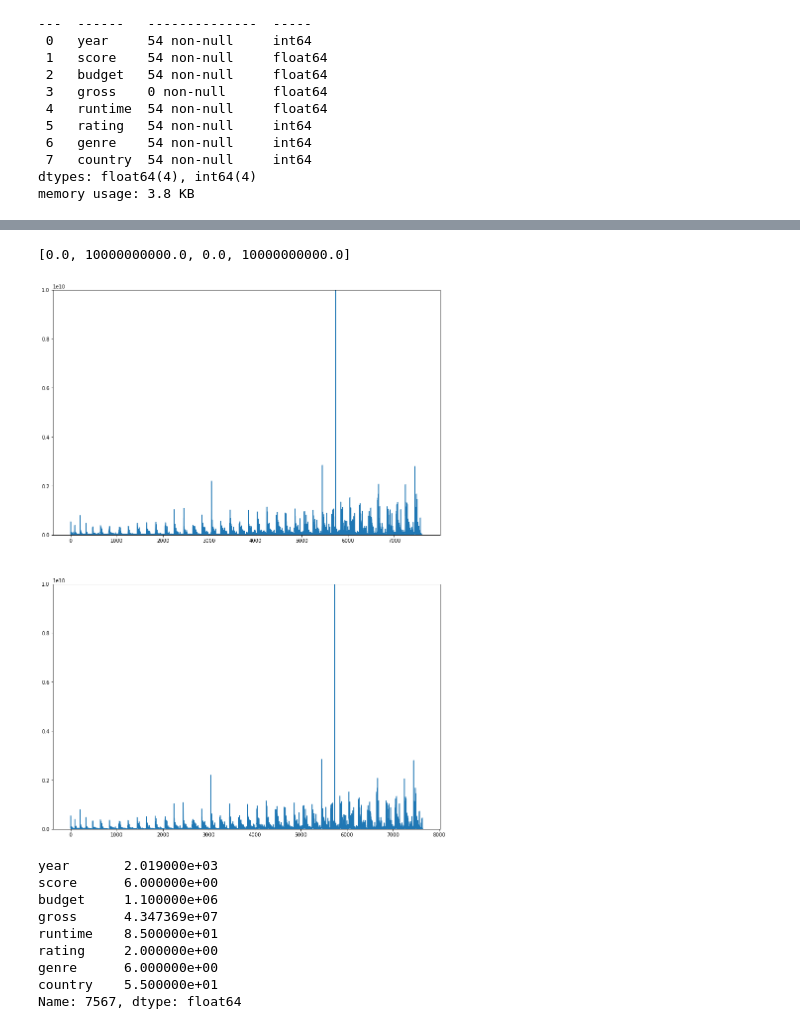
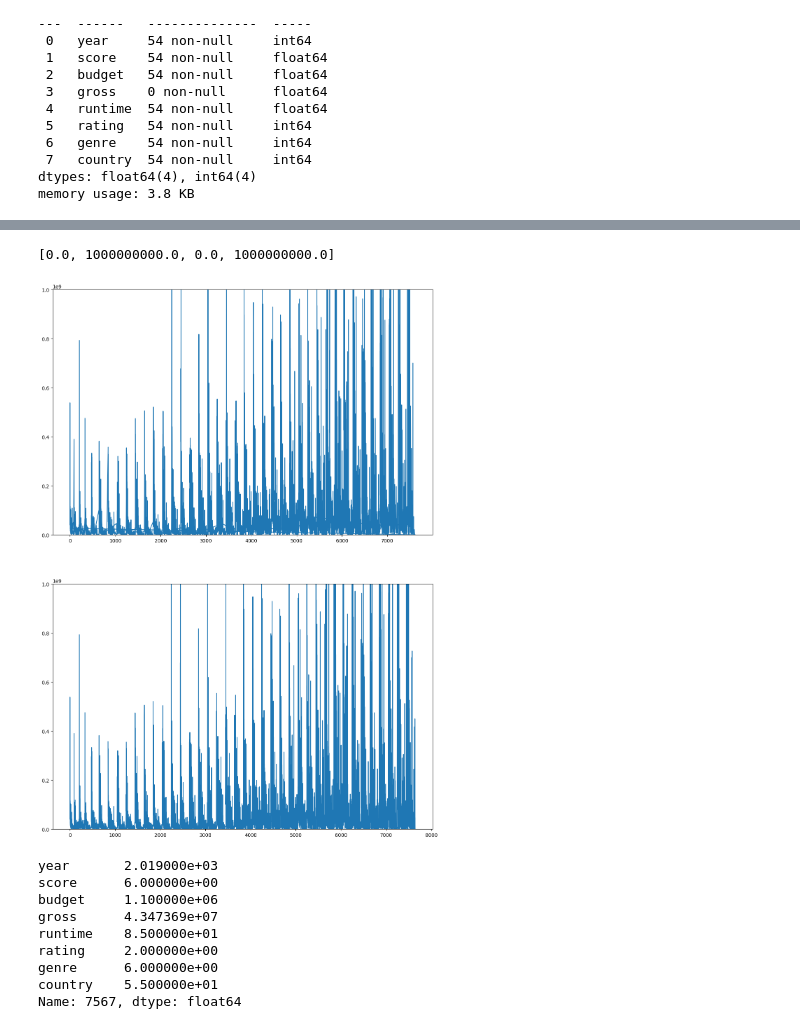
Before and after one commit to dchicasduena/COMP3400_Project, a Jupyter notebook: Iteration 2/Project2.ipynb, the cells around one changed output, grey strips where cells are left out. Cells and saved outputs as stored; diff of their text form; code cells hidden in the pictures.

```diff
--- a/Iteration 2/Project2.ipynb
+++ b/Iteration 2/Project2.ipynb
@@ -445,18 +501,18 @@ m2_predicted = m2_clean.append(rows_to_fix_gross)
 # %%
 fig, axs = plt.subplots(2,1,figsize = (14, 20))
 
 m2_predicted['gross'].plot(ax = axs[0])
-plt.ylim(bottom = 0,top = 10000000000)
+# plt.ylim(bottom = 0,top = 10000000000)
 m2['gross'].plot(ax = axs[1])
-#plt.ylim(bottom = 0,top = 10000000000)
+# plt.ylim(bottom = 0,top = 10000000000)
 
-custom_ylim = (0, 10000000000)
+custom_ylim = (0, 1000000000)
 
 # Setting the values for all axes.
 plt.setp(axs, ylim=custom_ylim)
 # %% [output]
-[0.0, 10000000000.0, 0.0, 10000000000.0]
+[0.0, 1000000000.0, 0.0, 1000000000.0]
-[figure, old version]
+[figure, new version]
 # %%
 m2_predicted.loc[7567]
 # %% [output]
```
Also changed, not shown: parts of 30 cells of this notebook, 1 other file.
